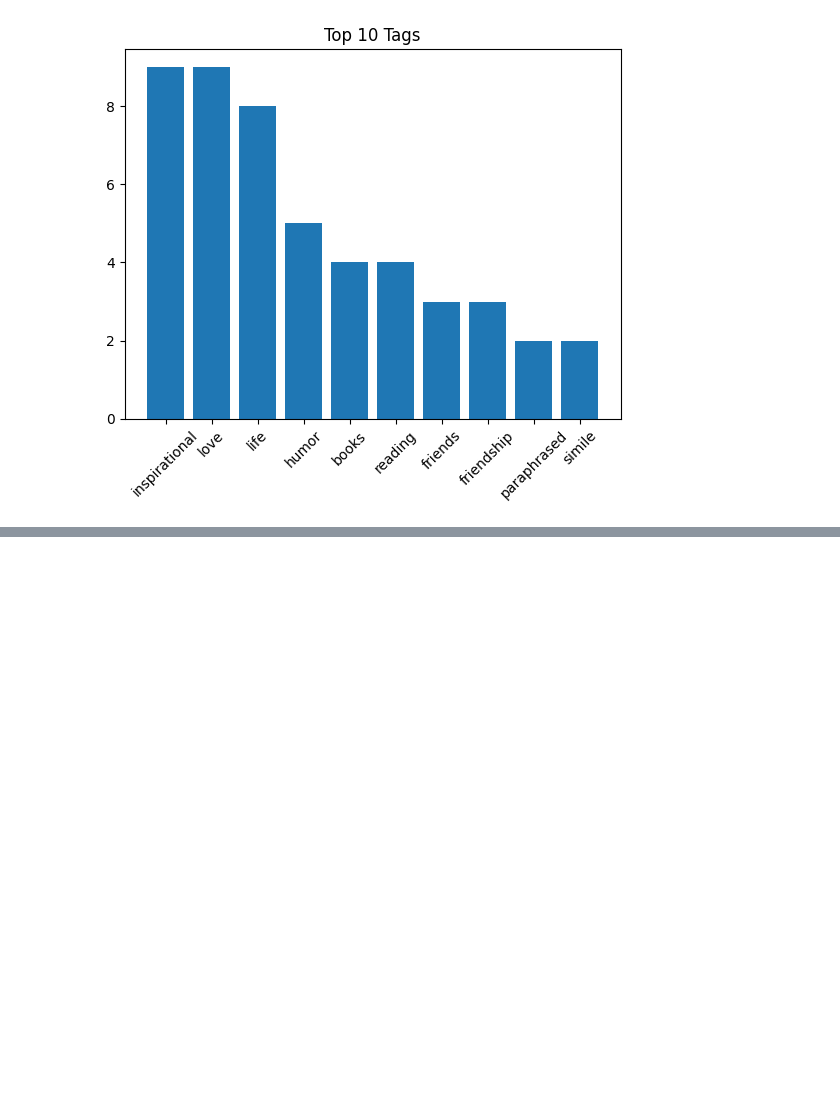
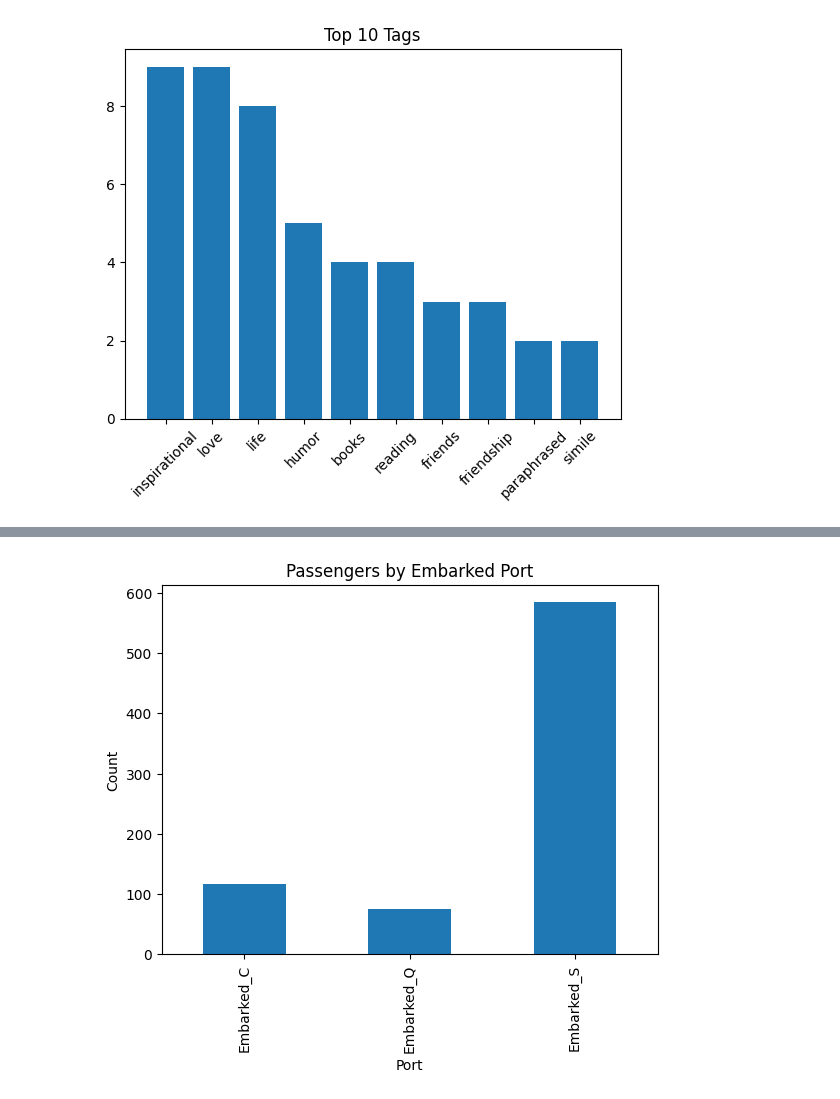
Before and after one commit to Komal123-cloud-cmyk/openai-whisper-speech-transcription, a Jupyter notebook: Task1_WebScraoing_Komal.ipynb, the cells around one changed output, grey strips where cells are left out. Cells and saved outputs as stored; diff of their text form; code cells hidden in the pictures; blank space fills up the shorter version.

```diff
--- a/Task1_WebScraoing_Komal.ipynb
+++ b/Task1_WebScraoing_Komal.ipynb
@@ -117,0 +231,9 @@ plt.show()
+# %%
+embarked_cols = ['Embarked_C', 'Embarked_Q', 'Embarked_S']
+df[embarked_cols].sum().plot(kind='bar')
+plt.title("Passengers by Embarked Port")
+plt.xlabel("Port")
+plt.ylabel("Count")
+plt.show()
+# %% [output]
+[figure, added]
```
Also changed, not shown: parts of 11 cells of this notebook.
